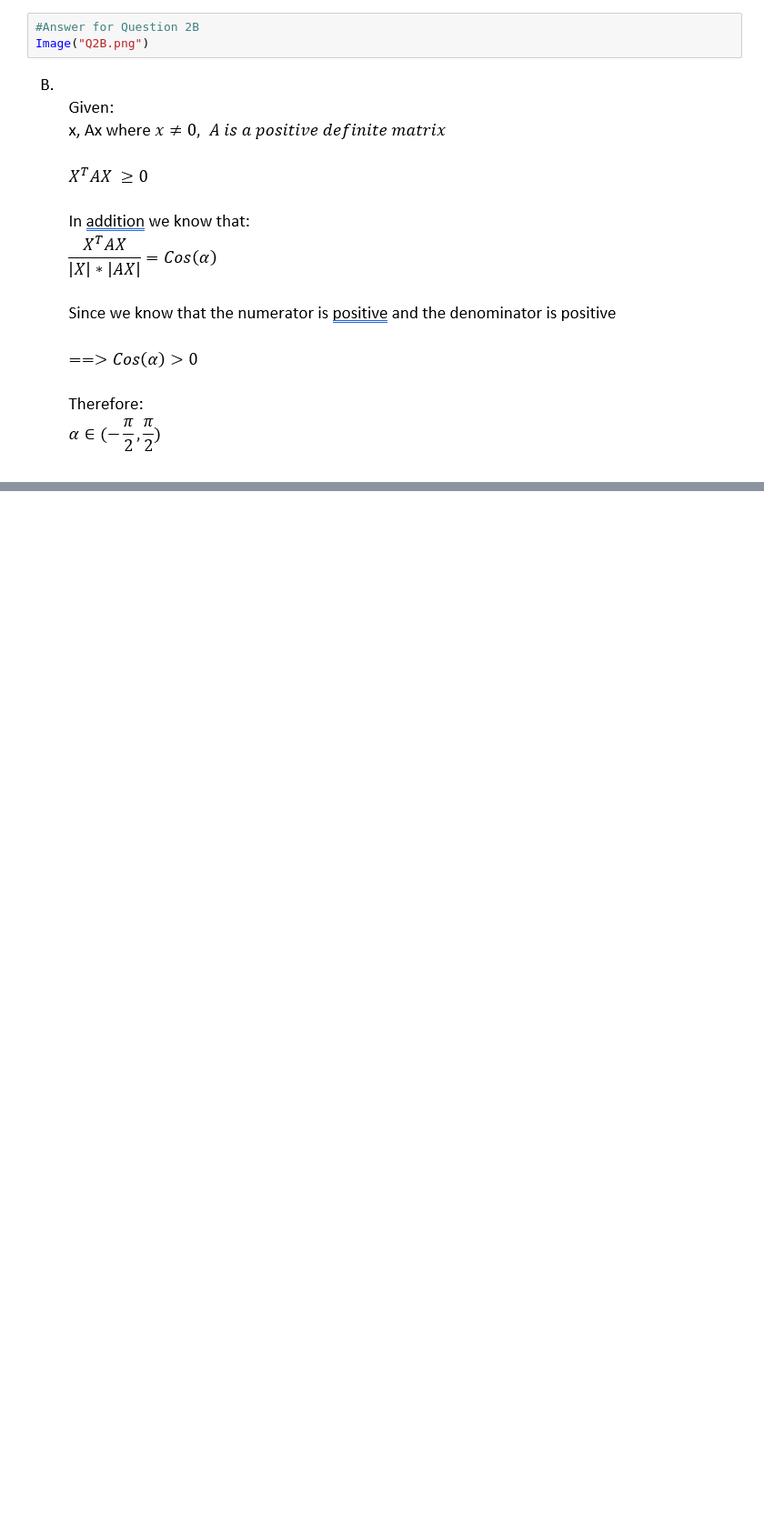
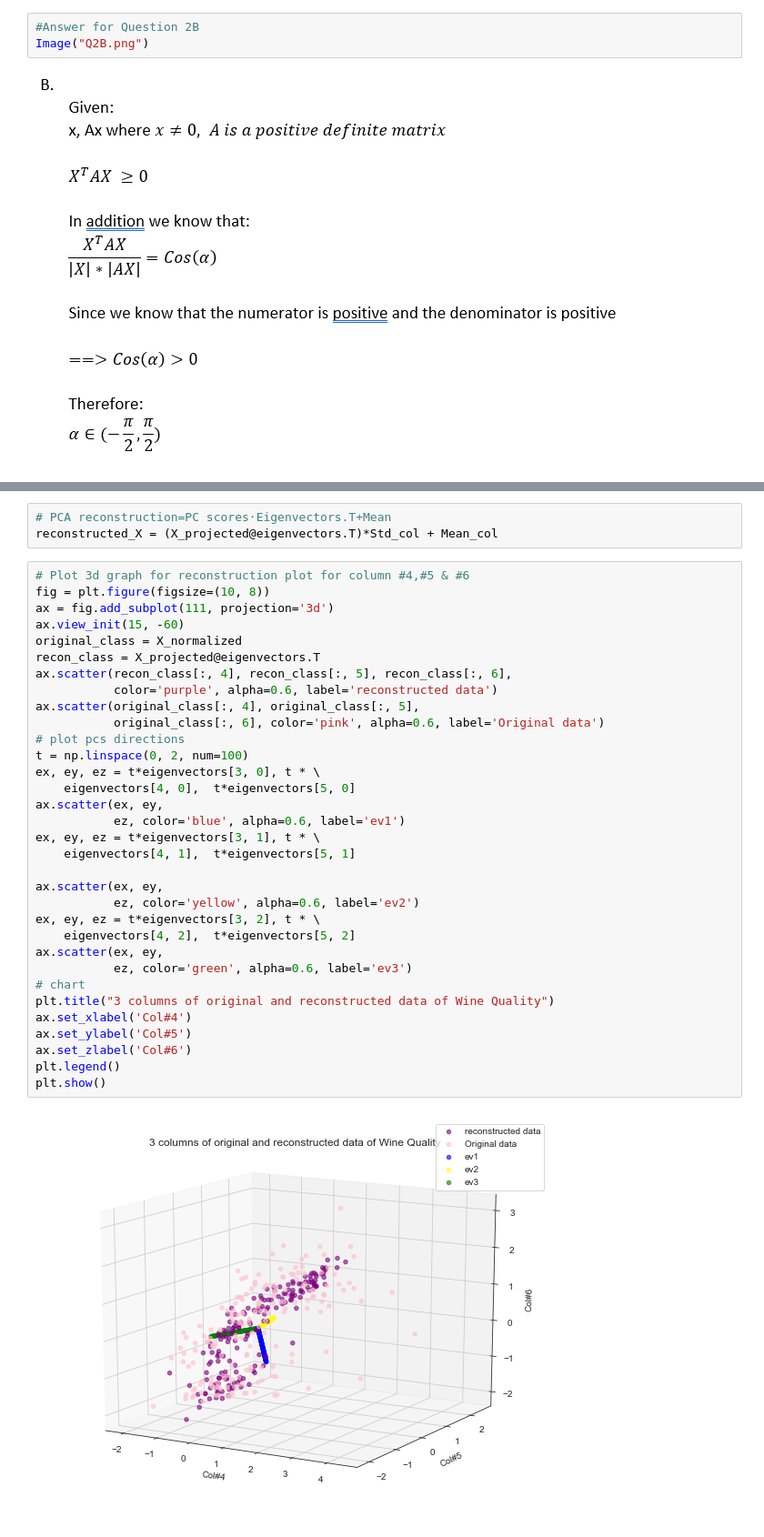
Before and after one commit to barifrah1/mul_dim_hw1, a Jupyter notebook: multi_dim_hw1.ipynb, the cells around one changed output, grey strips where cells are left out. Shown at 91% size. Cells and saved outputs as stored; diff of their text form; blank space fills up the shorter version.

```diff
--- a/multi_dim_hw1.ipynb
+++ b/multi_dim_hw1.ipynb
@@ -346,0 +415,38 @@ Image("Q2B.png")
+# %%
+# PCA reconstruction=PC scores⋅Eigenvectors.T+Mean
+reconstructed_X = (X_projected@eigenvectors.T)*Std_col + Mean_col
+# %%
+# Plot 3d graph for reconstruction plot for column #4,#5 & #6
+fig = plt.figure(figsize=(10, 8))
+ax = fig.add_subplot(111, projection='3d')
+ax.view_init(15, -60)
+original_class = X_normalized
+recon_class = X_projected@eigenvectors.T
+ax.scatter(recon_class[:, 4], recon_class[:, 5], recon_class[:, 6],
+           color='purple', alpha=0.6, label='reconstructed data')
+ax.scatter(original_class[:, 4], original_class[:, 5],
+           original_class[:, 6], color='pink', alpha=0.6, label='Original data')
+# plot pcs directions
+t = np.linspace(0, 2, num=100)
+ex, ey, ez = t*eigenvectors[3, 0], t * \
+    eigenvectors[4, 0],  t*eigenvectors[5, 0]
+ax.scatter(ex, ey,
+           ez, color='blue', alpha=0.6, label='ev1')
+ex, ey, ez = t*eigenvectors[3, 1], t * \
+    eigenvectors[4, 1],  t*eigenvectors[5, 1]
+
+ax.scatter(ex, ey,
+           ez, color='yellow', alpha=0.6, label='ev2')
+ex, ey, ez = t*eigenvectors[3, 2], t * \
+    eigenvectors[4, 2],  t*eigenvectors[5, 2]
+ax.scatter(ex, ey,
+           ez, color='green', alpha=0.6, label='ev3')
+# chart
+plt.title("3 columns of original and reconstructed data of Wine Quality")
+ax.set_xlabel('Col#4')
+ax.set_ylabel('Col#5')
+ax.set_zlabel('Col#6')
+plt.legend()
+plt.show()
+# %% [output]
+[figure, added]
```
Also changed, not shown: parts of 35 cells of this notebook, 2 other files.
